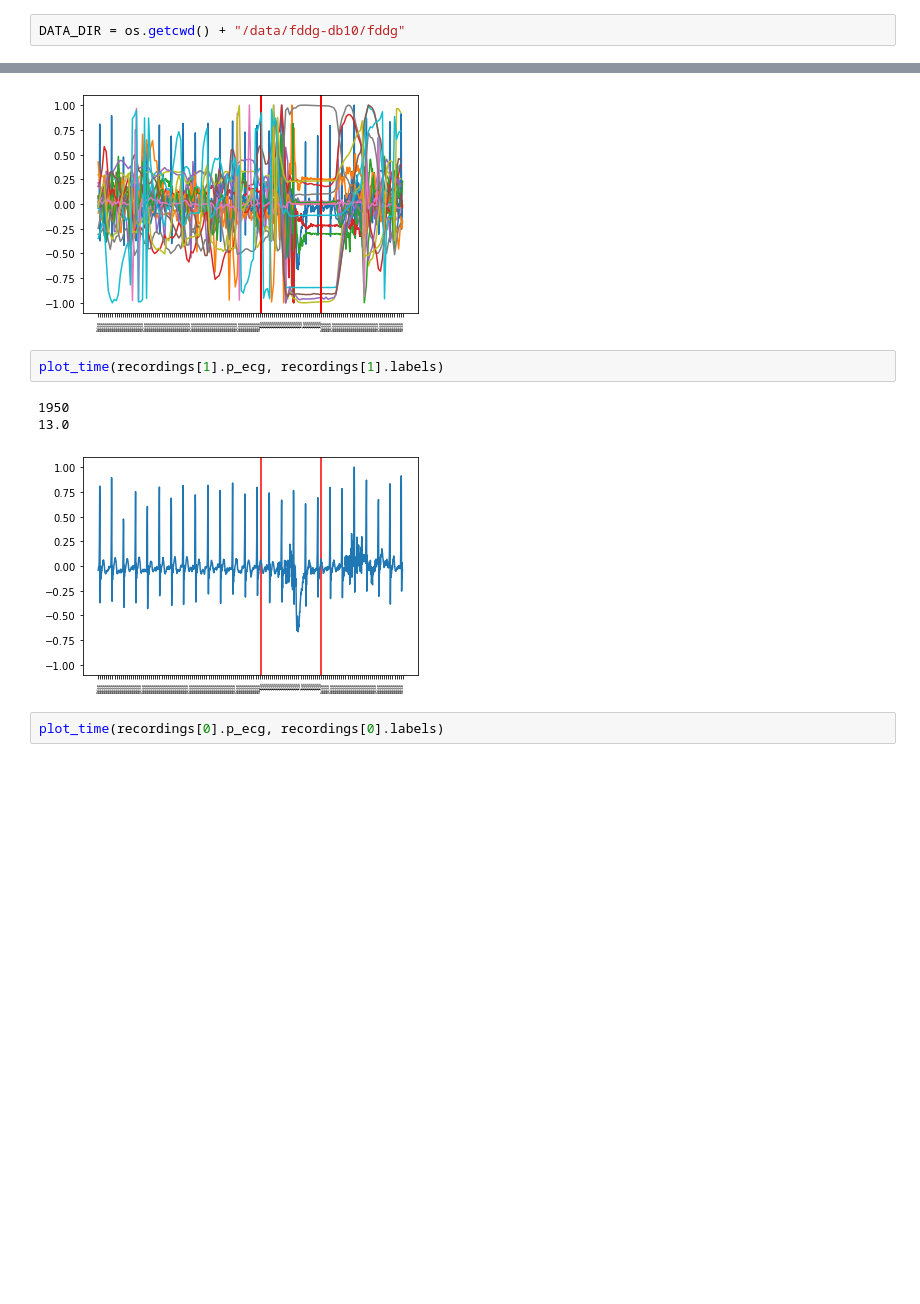
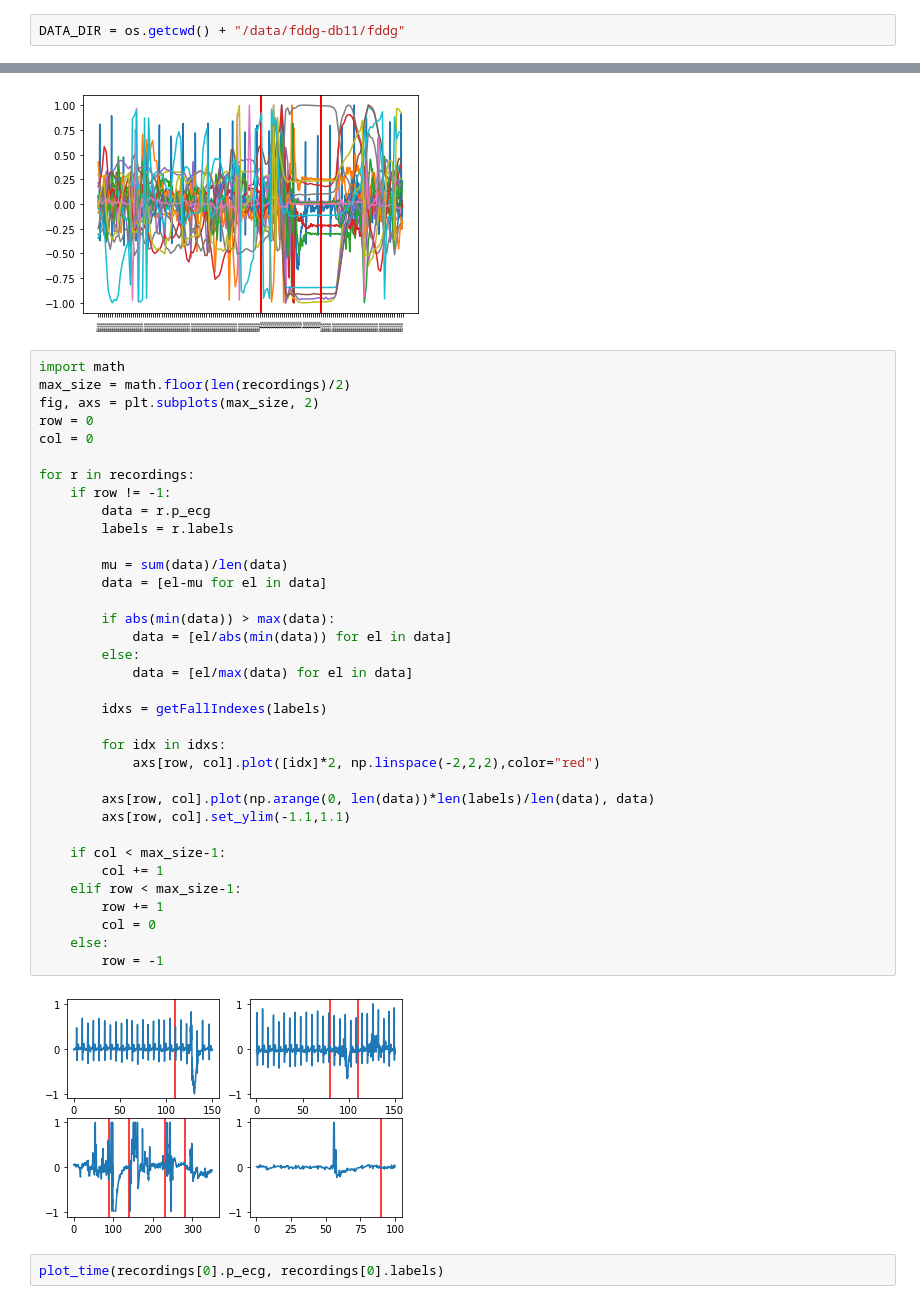
Before and after one commit to hwixley/Fall-Detection-Deep-Learning, a Jupyter notebook: preprocessing.ipynb, the cells around one changed output, grey strips where cells are left out. Saved outputs shown, nothing was run; the diff lists cells and outputs as text; blank space fills up the shorter version.

Commit message:
playing around with data

```diff
--- a/preprocessing.ipynb
+++ b/preprocessing.ipynb
@@ -16,7 +16,7 @@ def getBsonFiles(DIR):
     print(bson_files)
     return bson_files
 # %%
-DATA_DIR = os.getcwd() + "/data/fddg-db10/fddg"
+DATA_DIR = os.getcwd() + "/data/fddg-db11/fddg"
 # %%
 bson_files = getBsonFiles(DATA_DIR)
 # %% [output]
@@ -413,11 +419,42 @@ plot_recording(recordings[1])
 1.0066666666666666
 [figure]
 # %%
-plot_time(recordings[1].p_ecg, recordings[1].labels)
+import math
+max_size = math.floor(len(recordings)/2)
+fig, axs = plt.subplots(max_size, 2)
+row = 0
+col = 0
+
+for r in recordings:
+    if row != -1:
+        data = r.p_ecg
+        labels = r.labels
+
+        mu = sum(data)/len(data)
+        data = [el-mu for el in data]
+
+        if abs(min(data)) > max(data):
+            data = [el/abs(min(data)) for el in data]
+        else:
+            data = [el/max(data) for el in data]
+
+        idxs = getFallIndexes(labels)
+
+        for idx in idxs:
+            axs[row, col].plot([idx]*2, np.linspace(-2,2,2),color="red")
+
+        axs[row, col].plot(np.arange(0, len(data))*len(labels)/len(data), data)
+        axs[row, col].set_ylim(-1.1,1.1)
+
+    if col < max_size-1:
+        col += 1
+    elif row < max_size-1:
+        row += 1
+        col = 0
+    else:
+        row = -1
 # %% [output]
-1950
-13.0
-[figure, old version]
+[figure, new version]
 # %%
 plot_time(recordings[0].p_ecg, recordings[0].labels)
 # %% [output]
```
Also changed, not shown: parts of 5 cells of this notebook.
